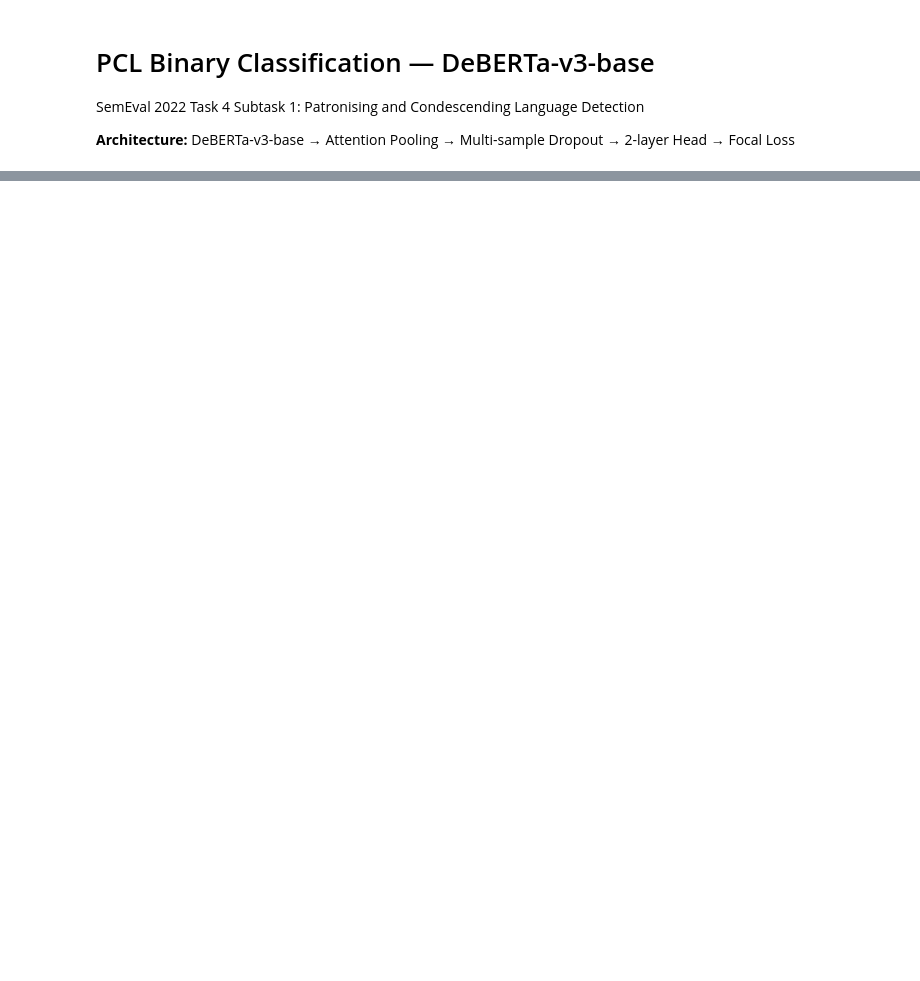
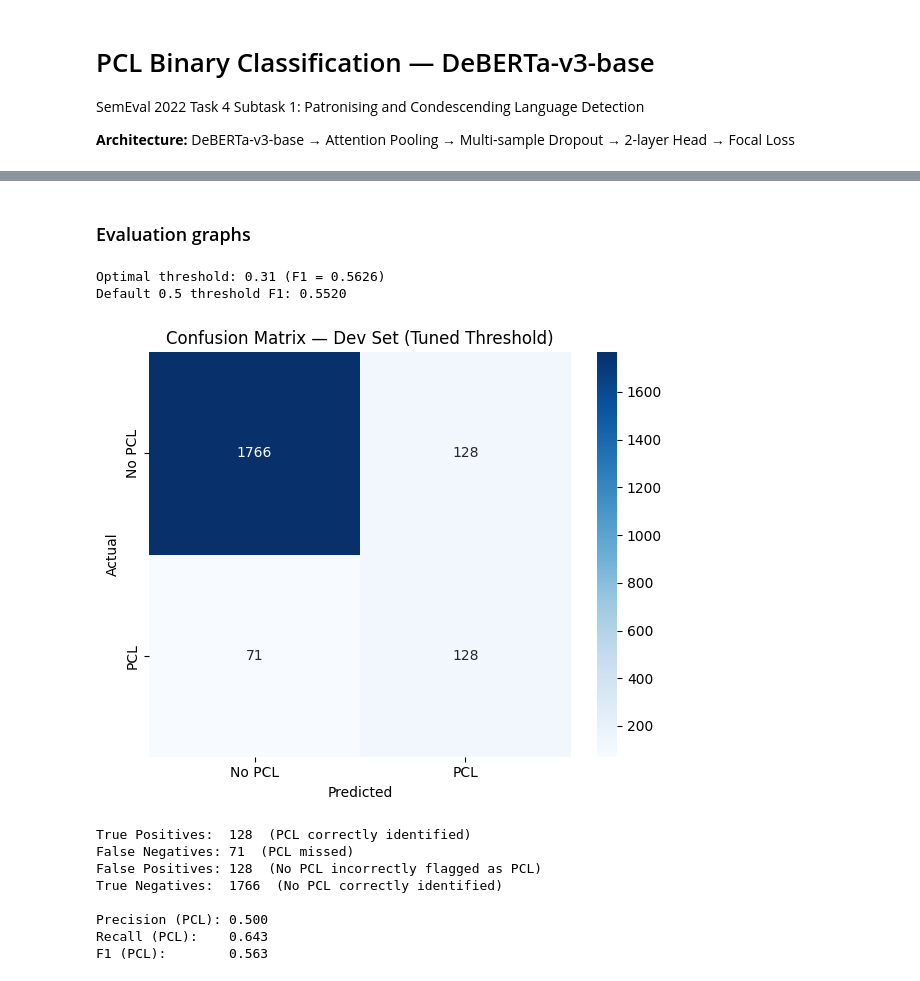
Before and after one commit to shlokcshah55/NLP-CW, a Jupyter notebook: model.ipynb, the cells around one changed output, grey strips where cells are left out. Saved outputs shown, nothing was run; the diff lists cells and outputs as text; code cells hidden in the pictures; blank space fills up the shorter version.

```diff
--- a/model.ipynb
+++ b/model.ipynb
@@ -205,12 +217,10 @@ def evaluate(model, data_loader, device):
 
 
 def train_model(model, train_loader, dev_loader, device, config, n_no_pcl, n_pcl):
-    """Train with gradual unfreezing, focal loss, and per-epoch dev eval."""
+    """Train with focal loss and per-epoch dev eval."""
 
-    # Focal loss with inverse-frequency class weights
-    total = n_no_pcl + n_pcl
-    alpha = torch.tensor([n_pcl / total, n_no_pcl / total])  # higher weight for PCL
-    criterion = FocalLoss(alpha=alpha, gamma=2.0)
+    # No alpha — sampler handles class balance
+    criterion = FocalLoss(alpha=None, gamma=2.0)
 
     # Separate learning rates
     encoder_params = list(model.encoder.parameters())
@@ -225,19 +235,12 @@ def train_model(model, train_loader, dev_loader, device, config, n_no_pcl, n_pcl
     warmup_steps = int(total_steps * 0.1)
     scheduler = get_linear_schedule_with_warmup(optimizer, warmup_steps, total_steps)
 
-    # Freeze encoder for epoch 1
-    for param in model.encoder.parameters():
-        param.requires_grad = False
+    # No gradual unfreezing — encoder trains from epoch 1
 
     best_f1 = 0.0
     best_model_state = None
 
     for epoch in range(config["num_epochs"]):
-        if epoch == 1:
-            print("Unfreezing encoder...")
-            for param in model.encoder.parameters():
-                param.requires_grad = True
-
         model.train()
         total_loss = 0
 
@@ -355,0 +443,53 @@ print("Saved best_model.pt")
+# %% [markdown]
+### Evaluation graphs
+# %%
+## Confusion matrix
+
+import matplotlib.pyplot as plt
+import matplotlib.colors as mcolors
+import seaborn as sns
+from sklearn.metrics import confusion_matrix, precision_recall_curve, average_precision_score, classification_report
+import textwrap
+
+# === Get predictions and probabilities from best model ===
+dev_f1, dev_preds_default, dev_probs = evaluate(model, dev_loader, device)
+dev_labels = dev_df["binary_label"].values
+dev_texts = dev_df["text"].values
+dev_keywords = dev_df["keyword"].values
+
+# Apply optimal threshold
+optimal_threshold = find_optimal_threshold(dev_probs, dev_labels)
+dev_preds = (dev_probs >= optimal_threshold).astype(int)
+
+# === Confusion Matrix ===
+cm = confusion_matrix(dev_labels, dev_preds)
+fig, ax = plt.subplots(figsize=(6, 5))
+sns.heatmap(cm, annot=True, fmt="d", cmap="Blues",
+            xticklabels=["No PCL", "PCL"], yticklabels=["No PCL", "PCL"], ax=ax)
+ax.set_xlabel("Predicted")
+ax.set_ylabel("Actual")
+ax.set_title("Confusion Matrix — Dev Set (Tuned Threshold)")
+plt.tight_layout()
+plt.savefig("confusion_matrix.png", dpi=150, bbox_inches="tight")
+plt.show()
+
+tn, fp, fn, tp = cm.ravel()
+print(f"\nTrue Positives:  {tp}  (PCL correctly identified)")
+print(f"False Negatives: {fn}  (PCL missed)")
+print(f"False Positives: {fp}  (No PCL incorrectly flagged as PCL)")
+print(f"True Negatives:  {tn}  (No PCL correctly identified)")
+print(f"\nPrecision (PCL): {tp/(tp+fp):.3f}")
+print(f"Recall (PCL):    {tp/(tp+fn):.3f}")
+print(f"F1 (PCL):        {2*tp/(2*tp+fp+fn):.3f}")
+# %% [output]
+Optimal threshold: 0.31 (F1 = 0.5626)
+Default 0.5 threshold F1: 0.5520
+[figure, added]
+True Positives:  128  (PCL correctly identified)
+False Negatives: 71  (PCL missed)
+False Positives: 128  (No PCL incorrectly flagged as PCL)
+True Negatives:  1766  (No PCL correctly identified)
+
+Precision (PCL): 0.500
+Recall (PCL):    0.643
+F1 (PCL):        0.563
```
Also changed, not shown: parts of 11 cells of this notebook.
